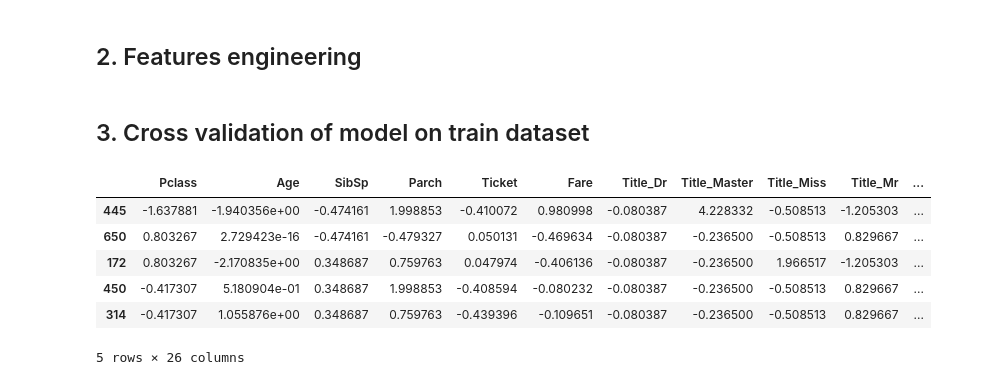
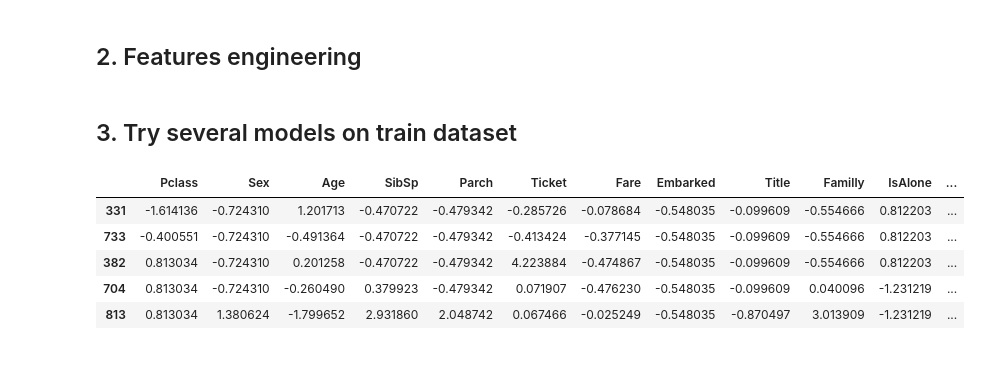
Before and after one commit to nicohlr/kaggle, a Jupyter notebook: titanic/titanic.ipynb, the cells around one changed output. Cells and saved outputs as stored; diff of their text form; code cells hidden in the pictures.

```diff
--- a/titanic/titanic.ipynb
+++ b/titanic/titanic.ipynb
@@ -194,6 +203,7 @@ def preprocess_data(df):
     # Deal with missing values
     processed_df['Embarked'].fillna('S', inplace=True)
     processed_df['Age'].fillna(processed_df['Age'].mean(), inplace=True)
+    processed_df['Age'] = processed_df['Age'].astype(int)
     processed_df['Fare'] = processed_df['Fare'].interpolate()
     processed_df['Cabin'].fillna('U0', inplace=True)
 
@@ -210,11 +220,13 @@ def preprocess_data(df):
     processed_df['Title'] = processed_df['Title'].replace('Capt', 'Mr')
     processed_df['Title'] = processed_df['Title'].replace('Ms', 'Miss')
     processed_df['Title'] = processed_df['Title'].replace('Jonkheer', 'Mr')
-    processed_df = processed_df.drop(['Name'], 1)
-    processed_df = pd.get_dummies(processed_df, columns=['Title'])
-    processed_df = pd.get_dummies(processed_df, columns=['Sex'])
-    processed_df = pd.get_dummies(processed_df, columns=['Embarked'])
+    processed_df['Title'] = processed_df['Title'].map({title: pos for pos, title in enumerate(set(title for title in processed_df['Title']))})
+
+    processed_df['Sex'] = processed_df['Sex'].map({'male': 0, 'female': 1})
+    processed_df['Embarked'] = processed_df['Embarked'].map({'S': 0, 'C': 1, 'Q': 2})
+
     processed_df['Familly'] = processed_df['SibSp'] + processed_df['Parch']
+    processed_df['IsAlone'] = np.where(processed_df['Familly']!=0, 0, 1)
 
     # Modify the ticket column to keep only the ticket number
     ticket_numbers = list()
@@ -232,44 +244,32 @@ def preprocess_data(df):
     #Creation of a deck column corresponding to the letter contained in the cabin value
     processed_df['Deck'] = pd.Series(([cab[:1] for cab in processed_df['Cabin']]), index=processed_df.index)
     processed_df['Deck'] = processed_df['Deck'].replace('T', 'U')
-    processed_df = pd.get_dummies(processed_df, columns=['Deck'])
+    processed_df['Deck'] = processed_df['Deck'].map({title: pos for pos, title in enumerate(set(deck for deck in processed_df['Deck']))})
 
-    #cabin_numbers = list()
-    #for cab3 in df['Cabin']:
-    #    if len(cab3) != 1:
-    #        cabin_numbers.append(int(cab3[1:].strip()) if len(cab3[1:]) <= 3 else int(cab3[len(cab3)-2:].strip()))
-    #    else:
-    #        cabin_numbers.append(0)
-    # df['Cabin'] = pd.Series(cabin_numbers, index=df.index)
-
-    processed_df = processed_df.drop(['Cabin'], 1)
+    processed_df = processed_df.drop(['Name', 'Cabin'], 1)
 
     return processed_df
 # %% [markdown]
-## 3. Cross validation of model on train dataset
+## 3. Try several models on train dataset
 # %%
 # Let's divide the train dataset in two datasets to evaluate perfomance of machine learning models used
 train_df = train_df_raw.copy()
-X_train = train_df.drop(['Survived'], 1)
-Y_train = train_df['Survived']
+X = train_df.drop(['Survived'], 1)
+Y = train_df['Survived']
 
 # Split dataset for prediction
-X_train_sample_train, X_train_sample_test, Y_train_sample_train, Y_train_sample_test = sklearn.model_selection.train_test_split(X_train,
-                                                                                                                                Y_train,
-                                                                                                                                test_size=0.3,
-                                                                                                                                random_state=42)
+X_train, X_test, Y_train, Y_test = train_test_split(X, Y, test_size=0.2, random_state=42)
 
-X_train_sample_train = preprocess_data(X_train_sample_train)
-X_train_sample_test = preprocess_data(X_train_sample_test)
-X_train_sample_train = standardize(X_train_sample_train)
-X_train_sample_test = standardize(X_train_sample_test)
+X_train = preprocess_data(X_train)
+X_test = preprocess_data(X_test)
+X_train = standardize(X_train)
+X_test = standardize(X_test)
 
-X_train_sample_train.head()
+X_train.head()
 # %% [output]
-|  | Pclass | Age | SibSp | Parch | Ticket | Fare | Title_Dr | Title_Master | Title_Miss | Title_Mr | ... |
-| 445 | -1.637881 | -1.940356e+00 | -0.474161 | 1.998853 | -0.410072 | 0.980998 | -0.080387 | 4.228332 | -0.508513 | -1.205303 | ... |
-| 650 | 0.803267 | 2.729423e-16 | -0.474161 | -0.479327 | 0.050131 | -0.469634 | -0.080387 | -0.236500 | -0.508513 | 0.829667 | ... |
-| 172 | 0.803267 | -2.170835e+00 | 0.348687 | 0.759763 | 0.047974 | -0.406136 | -0.080387 | -0.236500 | 1.966517 | -1.205303 | ... |
-| 450 | -0.417307 | 5.180904e-01 | 0.348687 | 1.998853 | -0.408594 | -0.080232 | -0.080387 | -0.236500 | -0.508513 | 0.829667 | ... |
-| 314 | -0.417307 | 1.055876e+00 | 0.348687 | 0.759763 | -0.439396 | -0.109651 | -0.080387 | -0.236500 | -0.508513 | 0.829667 | ... |
+|  | Pclass | Sex | Age | SibSp | Parch | Ticket | Fare | Embarked | Title | Familly | IsAlone | ... |
+| 331 | -1.614136 | -0.724310 | 1.201713 | -0.470722 | -0.479342 | -0.285726 | -0.078684 | -0.548035 | -0.099609 | -0.554666 | 0.812203 | ... |
+| 733 | -0.400551 | -0.724310 | -0.491364 | -0.470722 | -0.479342 | -0.413424 | -0.377145 | -0.548035 | -0.099609 | -0.554666 | 0.812203 | ... |
+| 382 | 0.813034 | -0.724310 | 0.201258 | -0.470722 | -0.479342 | 4.223884 | -0.474867 | -0.548035 | -0.099609 | -0.554666 | 0.812203 | ... |
+| 704 | 0.813034 | -0.724310 | -0.260490 | 0.379923 | -0.479342 | 0.071907 | -0.476230 | -0.548035 | -0.099609 | 0.040096 | -1.231219 | ... |
+| 813 | 0.813034 | 1.380624 | -1.799652 | 2.931860 | 2.048742 | 0.067466 | -0.025249 | -0.548035 | -0.870497 | 3.013909 | -1.231219 | ... |
-5 rows × 26 columns
```
Also changed, not shown: parts of 26 cells of this notebook, 4 other files.
